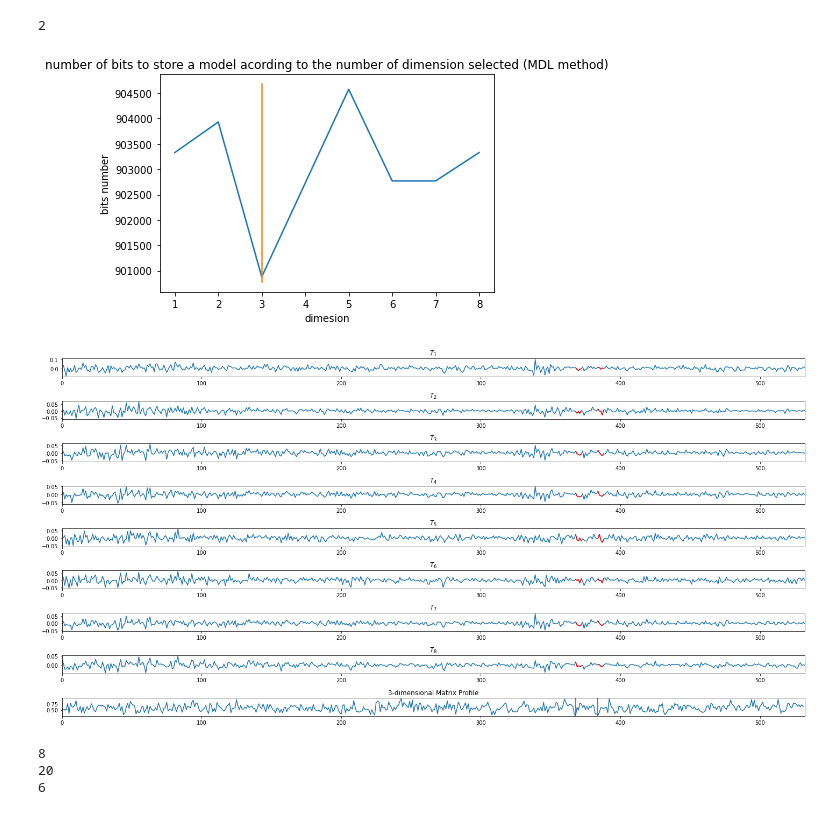
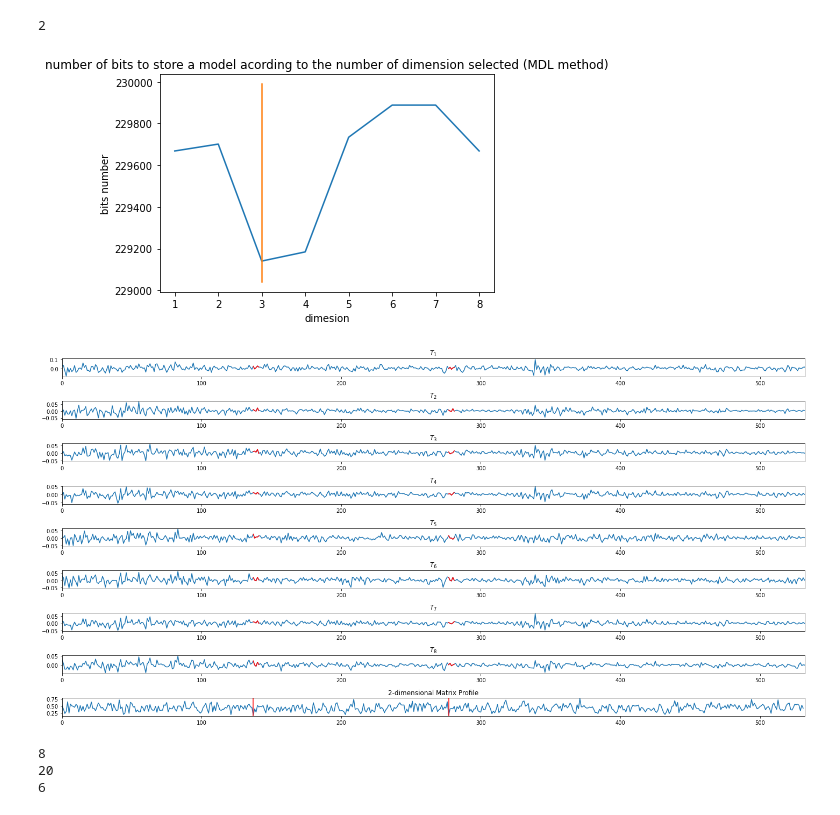
Before and after one commit to adriencances/TimeSeriesProject, a Jupyter notebook: mstamp/Untitled.ipynb, the cells around one changed output. Cells and saved outputs as stored; diff of their text form; code cells hidden in the pictures.

```diff
--- a/mstamp/Untitled.ipynb
+++ b/mstamp/Untitled.ipynb
@@ -115,7 +115,7 @@ def Dnorm(T):
     maxi = np.max(T)
     mini = np.min(T)
     test = T.astype(float)
-    b = int(T.nbytes/m)
+    b = int(T.nbytes/(m*dim))
     normalized = (T-mini)/(maxi - mini)*(np.power(2, b) - 1) + 1
     return normalized.astype(int) + 1
 
@@ -123,9 +123,7 @@ def DL(T):
     """compute DL of T
     T must be normalized
     """
-    b = T.nbytes
-    m, _ = T.shape
-    return m*b
+    return T.nbytes
 
 def RDL(t_c, t_h, h=2):
     """compute RDL of t_c according to t_h
@@ -135,7 +133,7 @@ def RDL(t_c, t_h, h=2):
     diff = t_c - t_h
     gamma = np.sum(diff != 0)
     dim, m = t_c.shape
-    b = int(t_c.nbytes/m)
+    b = int(t_c.nbytes/(m*dim))
     return gamma*(np.log2(m) + b) + np.log2(h)
 
 def bit(multivariate_time_series, compressible_set_index, hypothesis_index, sub_len, unexplored=None):
@@ -178,7 +176,6 @@ def MDL(matrix_profile, multivariate_time_series, sub_len):
         bits.append(bit(multivariate_time_series, compressible_set_index, hypothesis_index, sub_len))
     return np.array(bits)
 # %%
-# for now do not use a too great sub_len
 mat_pro, pro_idx = mstamp(multivariate_time_series.T, 5)
 bits = MDL(mat_pro, multivariate_time_series, 5)
 argmin = np.argmin(bits)
@@ -190,14 +187,14 @@ plt.ylabel("bits number")
 plt.title("number of bits to store a model acording to the number of dimension selected (MDL method)")
 plt.show()
 # %% [output]
-[figure, old version]
+[figure, new version]
 # %%
 # plot the matrix profil for best dimension dimension
 
 mat_pro_approx, pro_idx_approx = mstamp(multivariate_time_series.T, 5, return_dimension=False)
-plot_motifs(mat_pro_approx, multivariate_time_series, 5, 3)
+plot_motifs(mat_pro_approx, multivariate_time_series, 5, argmin)
 # %% [output]
-[figure, old version]
+[figure, new version]
 # %%
 t_c = np.array([[1, 3, 4, 5, 4, 3, 6, 15, 14, 13, 12, 0, 2, 4, 2, 6, 10, 11, 9, 3]])
 t_h = np.array([[1, 3, 3, 5, 4, 3, 6, 15, 14, 13, 12, 0, 2, 3, 2, 6, 4, 3, 1, 0]])
```
